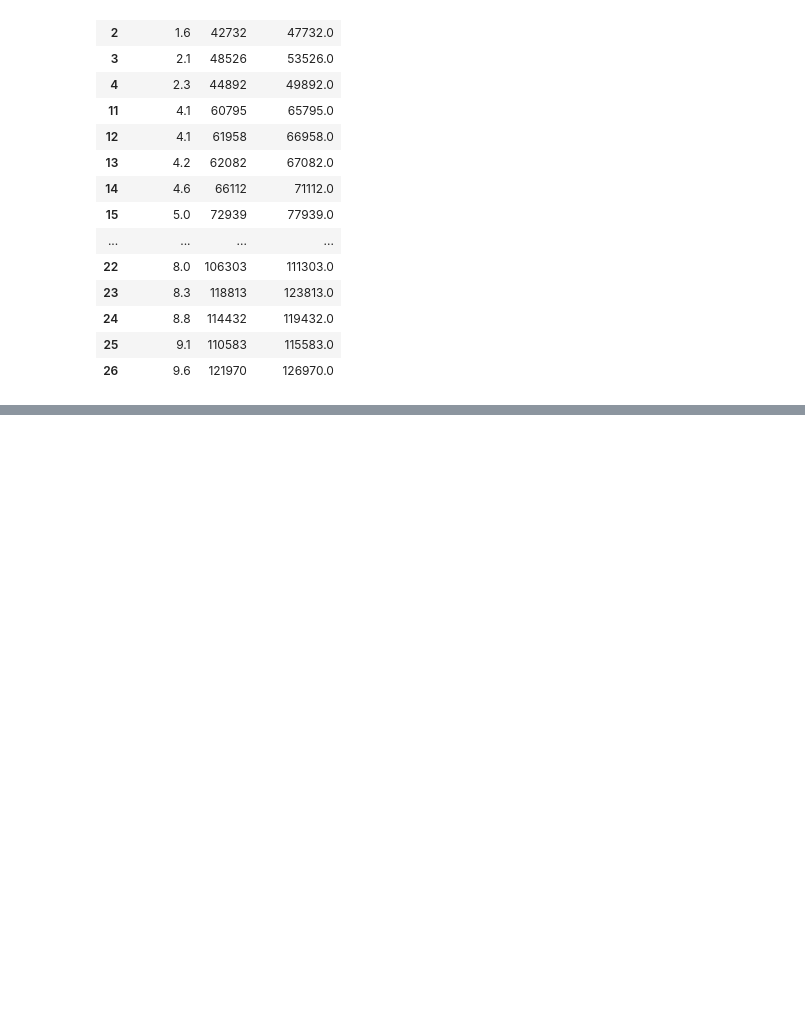
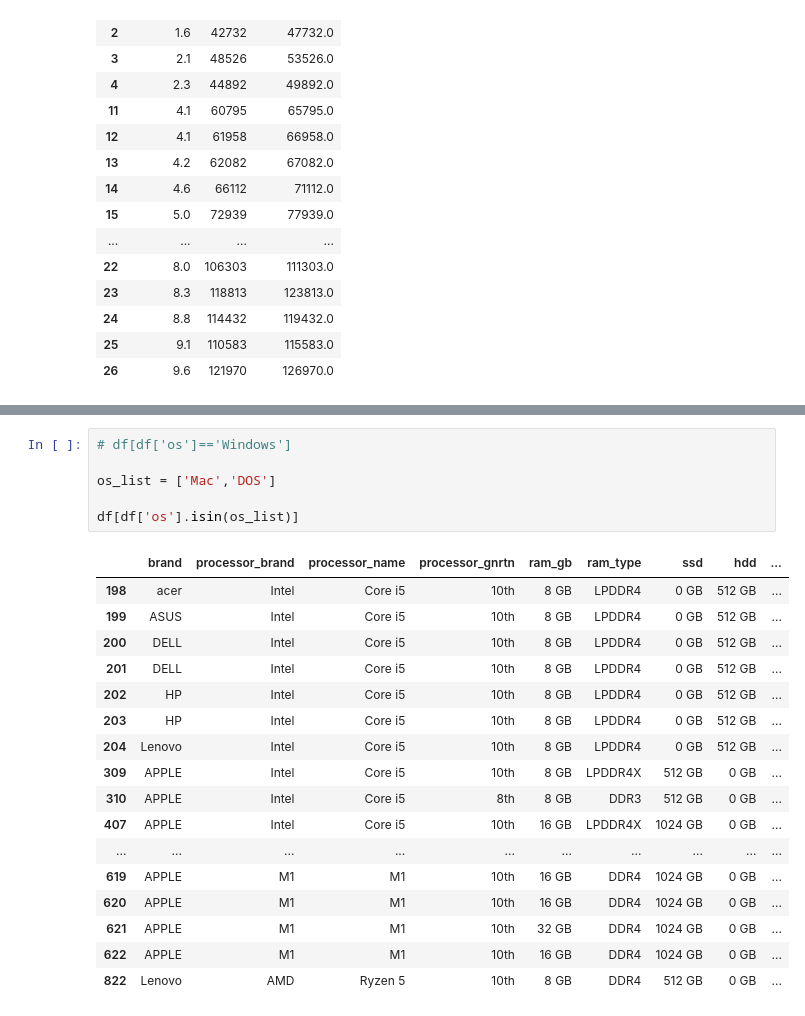
Before and after one commit to jaikrishann/Python_code, a Jupyter notebook: python module/pandas_file.ipynb, the cells around one changed output, grey strips where cells are left out. Drawn from its saved outputs; the diff is of its cells as text; blank space fills up the shorter version.

```diff
--- a/python module/pandas_file.ipynb
+++ b/python module/pandas_file.ipynb
@@ -1436,0 +1710,24 @@ salary
+# %%
+# df[df['os']=='Windows']
+
+os_list = ['Mac','DOS']
+
+df[df['os'].isin(os_list)]
+# %% [output]
+|  | brand | processor_brand | processor_name | processor_gnrtn | ram_gb | ram_type | ssd | hdd | ... |
+| 198 | acer | Intel | Core i5 | 10th | 8 GB | LPDDR4 | 0 GB | 512 GB | ... |
+| 199 | ASUS | Intel | Core i5 | 10th | 8 GB | LPDDR4 | 0 GB | 512 GB | ... |
+| 200 | DELL | Intel | Core i5 | 10th | 8 GB | LPDDR4 | 0 GB | 512 GB | ... |
+| 201 | DELL | Intel | Core i5 | 10th | 8 GB | LPDDR4 | 0 GB | 512 GB | ... |
+| 202 | HP | Intel | Core i5 | 10th | 8 GB | LPDDR4 | 0 GB | 512 GB | ... |
+| 203 | HP | Intel | Core i5 | 10th | 8 GB | LPDDR4 | 0 GB | 512 GB | ... |
+| 204 | Lenovo | Intel | Core i5 | 10th | 8 GB | LPDDR4 | 0 GB | 512 GB | ... |
+| 309 | APPLE | Intel | Core i5 | 10th | 8 GB | LPDDR4X | 512 GB | 0 GB | ... |
+| 310 | APPLE | Intel | Core i5 | 8th | 8 GB | DDR3 | 512 GB | 0 GB | ... |
+| 407 | APPLE | Intel | Core i5 | 10th | 16 GB | LPDDR4X | 1024 GB | 0 GB | ... |
+| ... | ... | ... | ... | ... | ... | ... | ... | ... | ... |
+| 619 | APPLE | M1 | M1 | 10th | 16 GB | DDR4 | 1024 GB | 0 GB | ... |
+| 620 | APPLE | M1 | M1 | 10th | 16 GB | DDR4 | 1024 GB | 0 GB | ... |
+| 621 | APPLE | M1 | M1 | 10th | 32 GB | DDR4 | 1024 GB | 0 GB | ... |
+| 622 | APPLE | M1 | M1 | 10th | 16 GB | DDR4 | 1024 GB | 0 GB | ... |
+| 822 | Lenovo | AMD | Ryzen 5 | 10th | 8 GB | DDR4 | 512 GB | 0 GB | ... |
```
Also changed, not shown: parts of 32 cells of this notebook.
